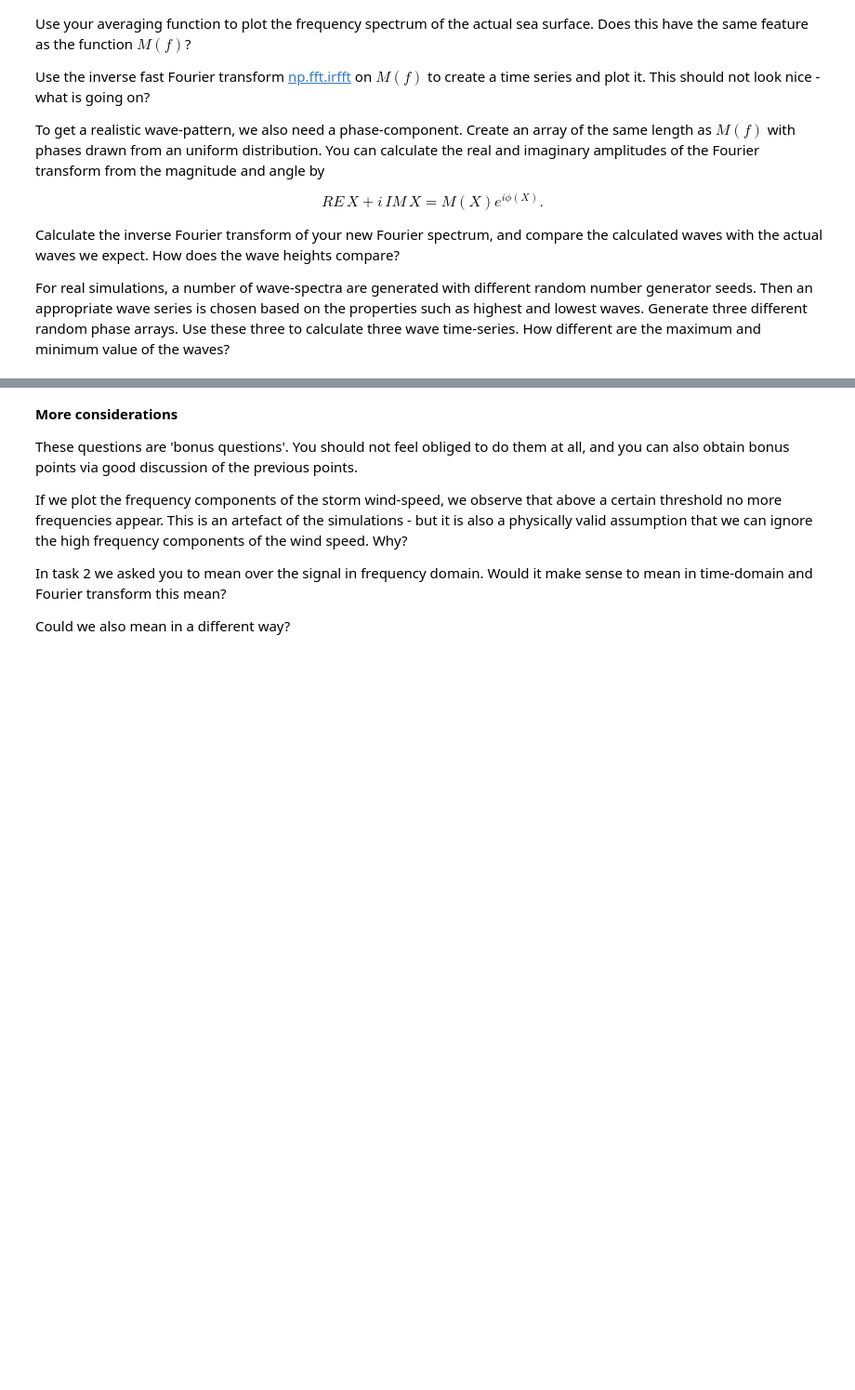
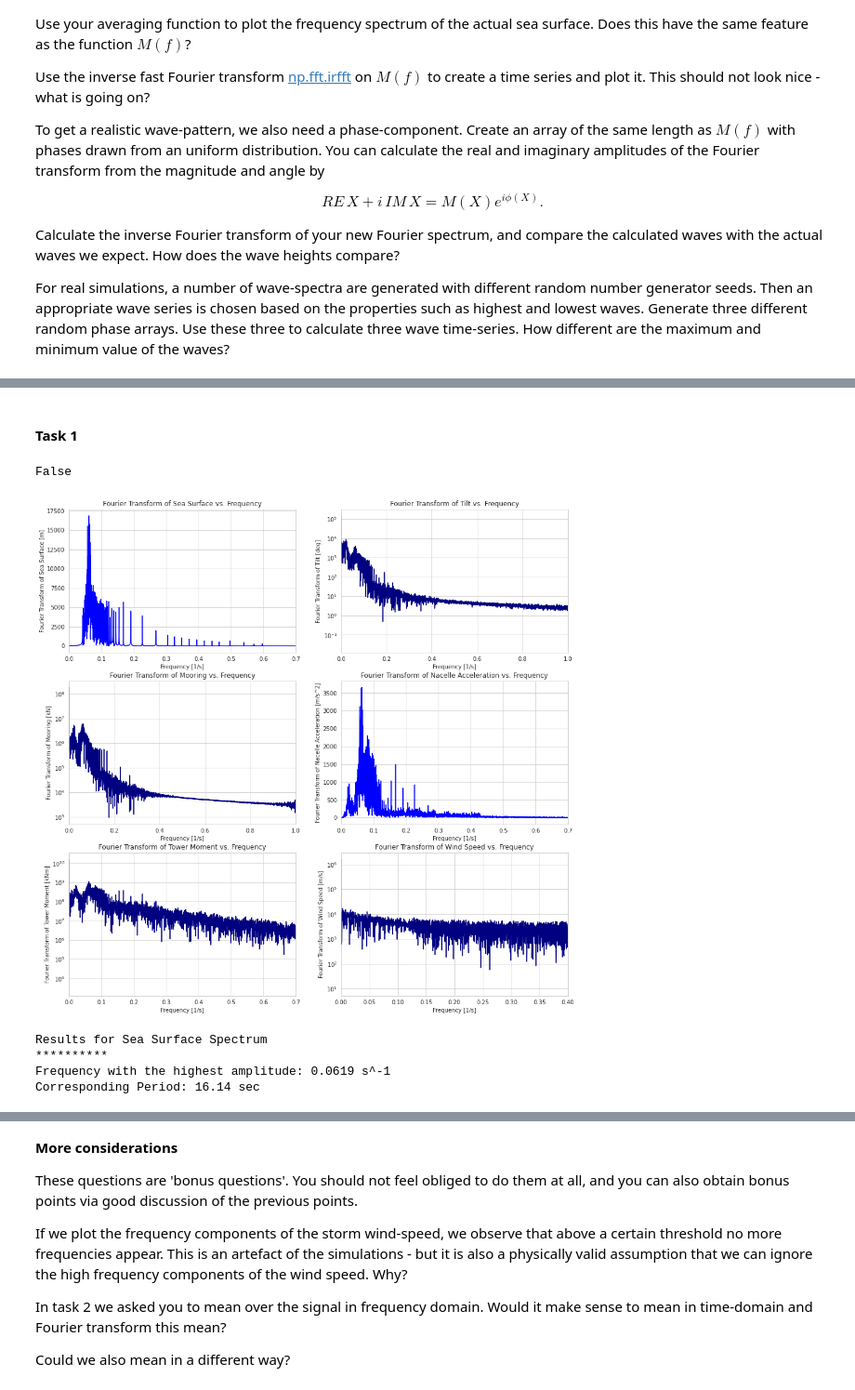
Before and after one commit to smilex555/phys718-hwp, a Jupyter notebook: project3/Project_3_physics718_wind_2_students.ipynb, the cells around one changed output, grey strips where cells are left out. Shown at 93% size. Drawn from its saved outputs; the diff is of its cells as text; code cells hidden in the pictures; blank space fills up the shorter version.

Commit message:
project notebook - partial solutions

```diff
--- a/project3/Project_3_physics718_wind_2_students.ipynb
+++ b/project3/Project_3_physics718_wind_2_students.ipynb
@@ -47,11 +48,15 @@ sns.set_style("whitegrid")
 import pandas as pd
 import numpy as np
 
+#to calculate the correlation coefficient
+from scipy import stats
 
-filename = "data/Orcaflex Simulation, 15 MW wind turbine.csv"
+filename = "https://raw.githubusercontent.com/terben/Programming_in_Python_BCGS_Summer_2022/master/lecture_08/data/Orcaflex%20Simulation%2C%2015%20MW%20wind%20turbine.csv"
 
 # This one is new, consider what it does.
 units = [pd.read_csv(filename, delimiter = ';', header=2)[key][0] for key in pd.read_csv(filename, delimiter = ';', header=2).keys()]
+# pd.DataFrame.keys() returns the 'info axis' (see https://pandas.pydata.org/docs/reference/api/pandas.DataFrame.keys.html)
+# this is done to extract the corresponding units from the csv file.
 
 # We load and save the data.
 data = pd.read_csv(filename, delimiter = ';', header=2, skiprows=[3])
@@ -158,2 +172,74 @@ Generate three different random phase arrays. Use these three to calculate three
+# %% [markdown]
+#### Task 1
 # %%
-# Your solution begins here
+seaSurfaceDFT = np.fft.rfft(seaSurface)
+tiltDFT = np.fft.rfft(tilt)
+mooringDFT = np.fft.rfft(mooring)
+nacAccDFT = np.fft.rfft(nacAcc)
+towerMomDFT = np.fft.rfft(towerMom)
+windSpeedDFT = np.fft.rfft(windSpeed)
+# %%
+DFTfreq = np.fft.rfftfreq(len(t), (t[1]-t[0]))
+DFTfreq2 = np.linspace(0, 1/(t[1]-t[0])/2, int(len(t)/2+1))
+
+print(np.any(abs(DFTfreq - DFTfreq2) > 1e-3))
+# %% [output]
+False
+# %%
+fig, ax = plt.subplots(3, 2, figsize = (16, 16))
+
+ax[0, 0].plot(DFTfreq, np.abs(seaSurfaceDFT), color = 'blue')
+ax[0, 0].set_title('Fourier Transform of Sea Surface vs. Frequency')
+ax[0, 0].set_xlim(0., 0.7)
+ax[0, 0].set_xlabel('Frequency [1/s]')
+ax[0, 0].set_ylabel('Fourier Transform of Sea Surface [m]')
+
+ax[0, 1].plot(DFTfreq, np.abs(tiltDFT), color = 'navy')
+ax[0, 1].set_title('Fourier Transform of Tilt vs. Frequency')
+ax[0, 1].set_xlim(0., 1.)
+ax[0, 1].set_yscale('log')
+ax[0, 1].set_xlabel('Frequency [1/s]')
+ax[0, 1].set_ylabel('Fourier Transform of Tilt [deg]')
+
+ax[1, 0].plot(DFTfreq, np.abs(mooringDFT), color = 'navy')
+ax[1, 0].set_title('Fourier Transform of Mooring vs. Frequency')
+ax[1, 0].set_xlim(0., 1.)
+ax[1, 0].set_yscale('log')
+ax[1, 0].set_xlabel('Frequency [1/s]')
+ax[1, 0].set_ylabel('Fourier Transform of Mooring [kN]')
+
+ax[1, 1].plot(DFTfreq, np.abs(nacAccDFT), color = 'blue')
+ax[1, 1].set_title('Fourier Transform of Nacelle Acceleration vs. Frequency')
+ax[1, 1].set_xlim(0, 0.7)
+ax[1, 1].set_xlabel('Frequency [1/s]')
+ax[1, 1].set_ylabel('Fourier Transform of Nacelle Acceleration [m/s^2]')
+
+ax[2, 0].plot(DFTfreq, np.abs(towerMomDFT), color = 'navy')
+ax[2, 0].set_title('Fourier Transform of Tower Moment vs. Frequency')
+ax[2, 0].set_xlim(0., 0.7)
+ax[2, 0].set_yscale('log')
+ax[2, 0].set_xlabel('Frequency [1/s]')
+ax[2, 0].set_ylabel('Fourier Transform of Tower Moment [kNm]')
+
+ax[2, 1].plot(DFTfreq, np.abs(windSpeedDFT), color = 'navy')
+ax[2, 1].set_title('Fourier Transform of Wind Speed vs. Frequency')
+ax[2, 1].set_xlim(0, 0.4)
+ax[2, 1].set_yscale('log')
+ax[2, 1].set_xlabel('Frequency [1/s]')
+ax[2, 1].set_ylabel('Fourier Transform of Wind Speed [m/s]')
+
+fig.show()
+# %% [output]
+[figure, added]
+# %%
+maxindSSDFT = np.argmax(seaSurfaceDFT)
+
+print('Results for Sea Surface Spectrum')
+print('**********')
+print('Frequency with the highest amplitude:', round(DFTfreq[maxindSSDFT], 4), 's^-1')
+print('Corresponding Period:', round(1/DFTfreq[maxindSSDFT], 2), 'sec')
+# %% [output]
+Results for Sea Surface Spectrum
+**********
+Frequency with the highest amplitude: 0.0619 s^-1
+Corresponding Period: 16.14 sec
```
Also changed, not shown: parts of 12 cells of this notebook.
